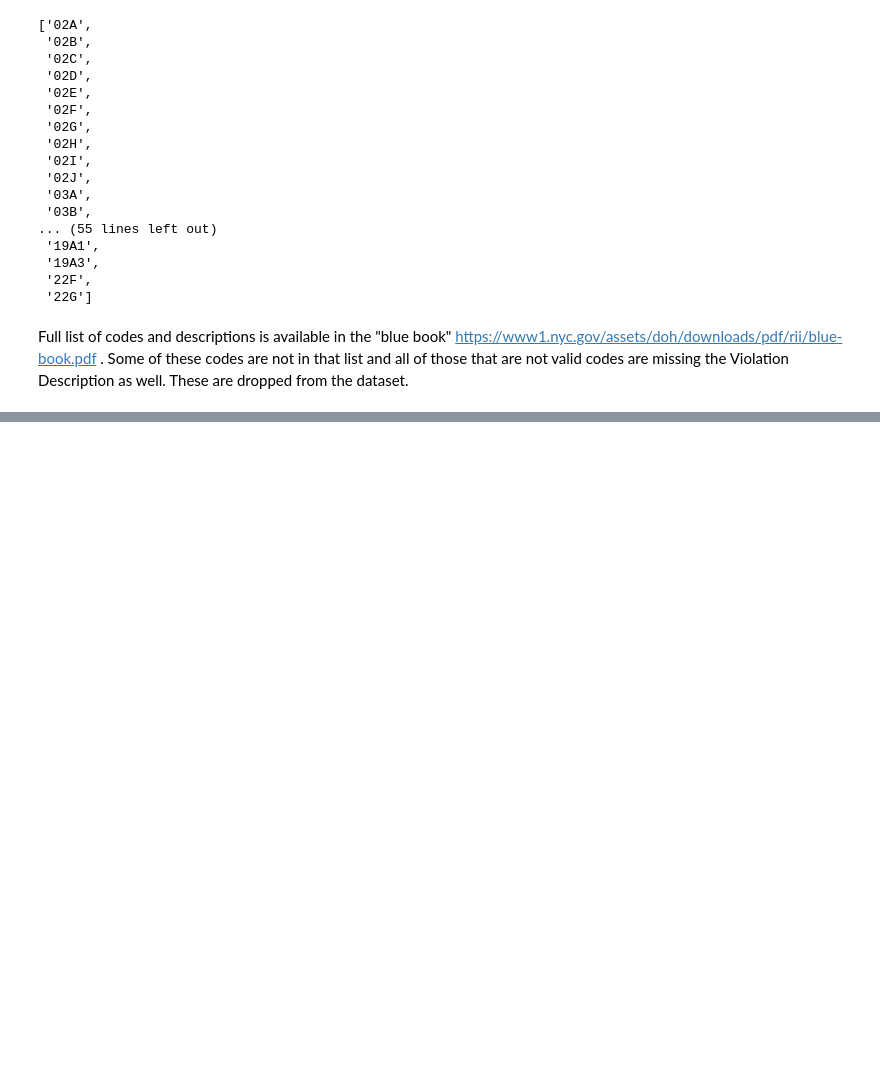
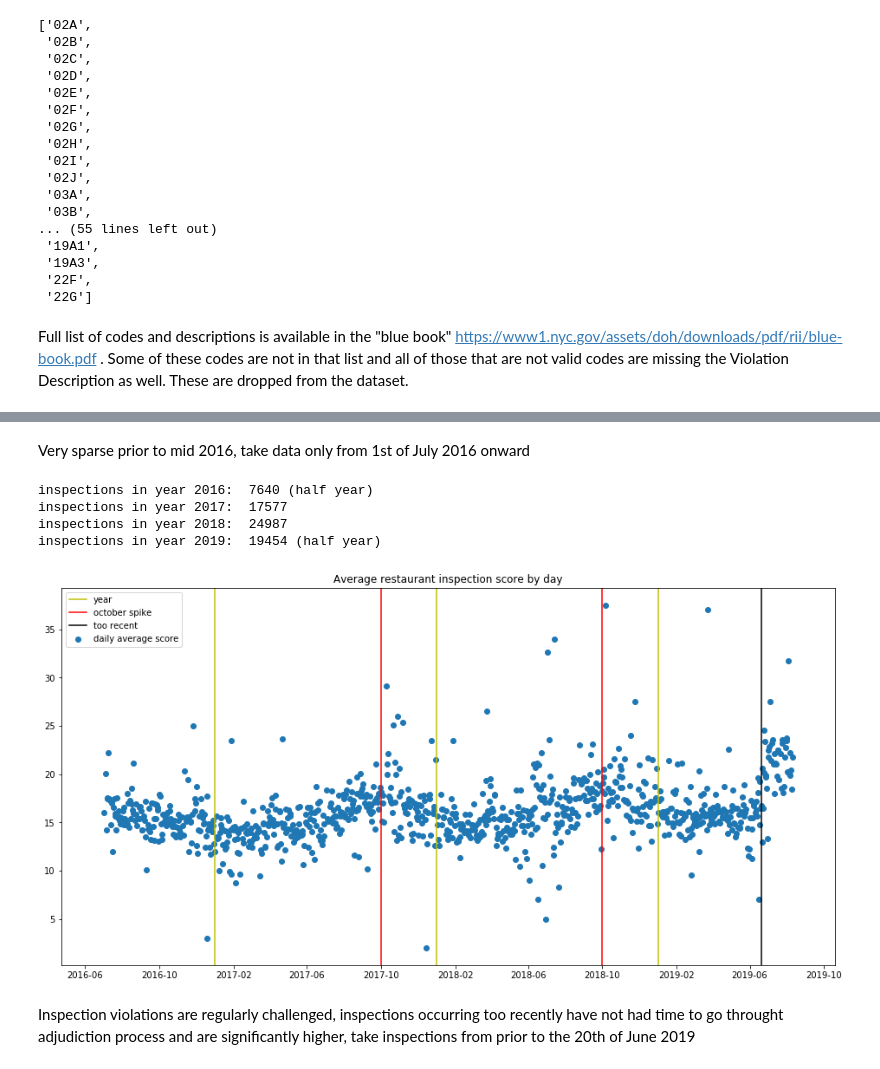
Before and after one commit to ktzioumis/New-York-Restaurant-Guide, a Jupyter notebook: Inspection Dataframe construction.ipynb, the cells around one changed output, grey strips where cells are left out. Cells and saved outputs as stored; diff of their text form; code cells hidden in the pictures; blank space fills up the shorter version.

```diff
--- a/Inspection Dataframe construction.ipynb
+++ b/Inspection Dataframe construction.ipynb
@@ -224,0 +241,35 @@ df_init.head()
+# %% [markdown]
+Very sparse prior to mid 2016, take data only from 1st of July 2016 onward
+# %%
+df_init=df_init.loc[df_init['DATE']>'2016-07-01']
+# %%
+print('inspections in year 2016: ',len(df_init.loc[(df_init['DATE']<'2017')&(df_init['DATE']>'2016')]),'(half year)')
+print('inspections in year 2017: ',len(df_init.loc[(df_init['DATE']<'2018')&(df_init['DATE']>'2017')]))
+print('inspections in year 2018: ',len(df_init.loc[(df_init['DATE']<'2019')&(df_init['DATE']>'2018')]))
+print('inspections in year 2019: ',len(df_init.loc[df_init['DATE']>'2019']),'(half year)')
+# %% [output]
+inspections in year 2016:  7640 (half year)
+inspections in year 2017:  17577
+inspections in year 2018:  24987
+inspections in year 2019:  19454 (half year)
+# %%
+#monthly mean score awarded - time based bias?
+plt.figure(figsize=(16,8))
+plt.scatter(df_init.groupby('DATE')['SCORE'].mean().index,df_init.groupby('DATE')['SCORE'].mean(),label='daily average score')
+plt.title('Average restaurant inspection score by day')
+#annual lines
+plt.axvline(pd.to_datetime('2017'),color='y',label='year')
+
+plt.axvline(pd.to_datetime('2018'),color='y')
+plt.axvline(pd.to_datetime('2019'),color='y')
+#october?
+# plt.axvline(pd.to_datetime('2016/10/1'),color='r')
+plt.axvline(pd.to_datetime('2017/10/1'),color='r',label='october spike')
+plt.axvline(pd.to_datetime('2018/10/1'),color='r')
+plt.axvline(pd.to_datetime('2019/6/20'),color='black',label='too recent')
+plt.legend()
+plt.show()
+# %% [output]
+[figure, added]
+# %% [markdown]
+Inspection violations are regularly challenged, inspections occurring too recently have not had time to go throught adjudiction process and are significantly higher, take inspections from prior to the 20th of June 2019
```
Also changed, not shown: parts of 14 cells of this notebook, 5 other files.
